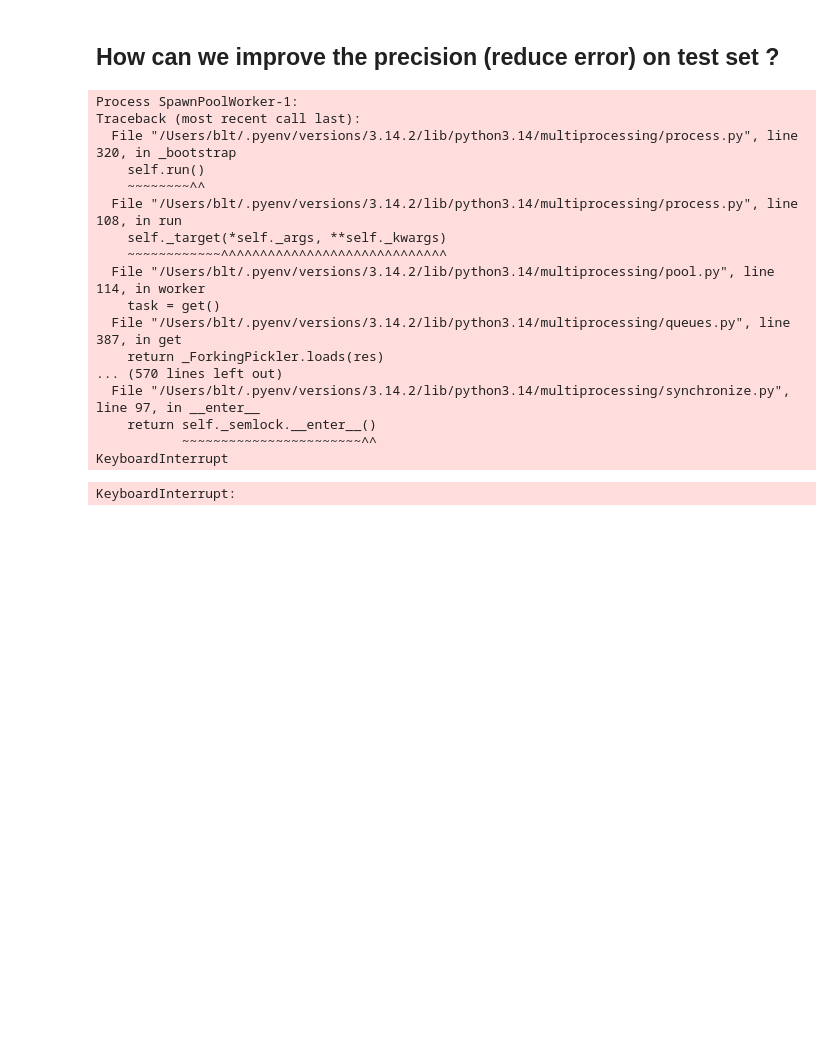
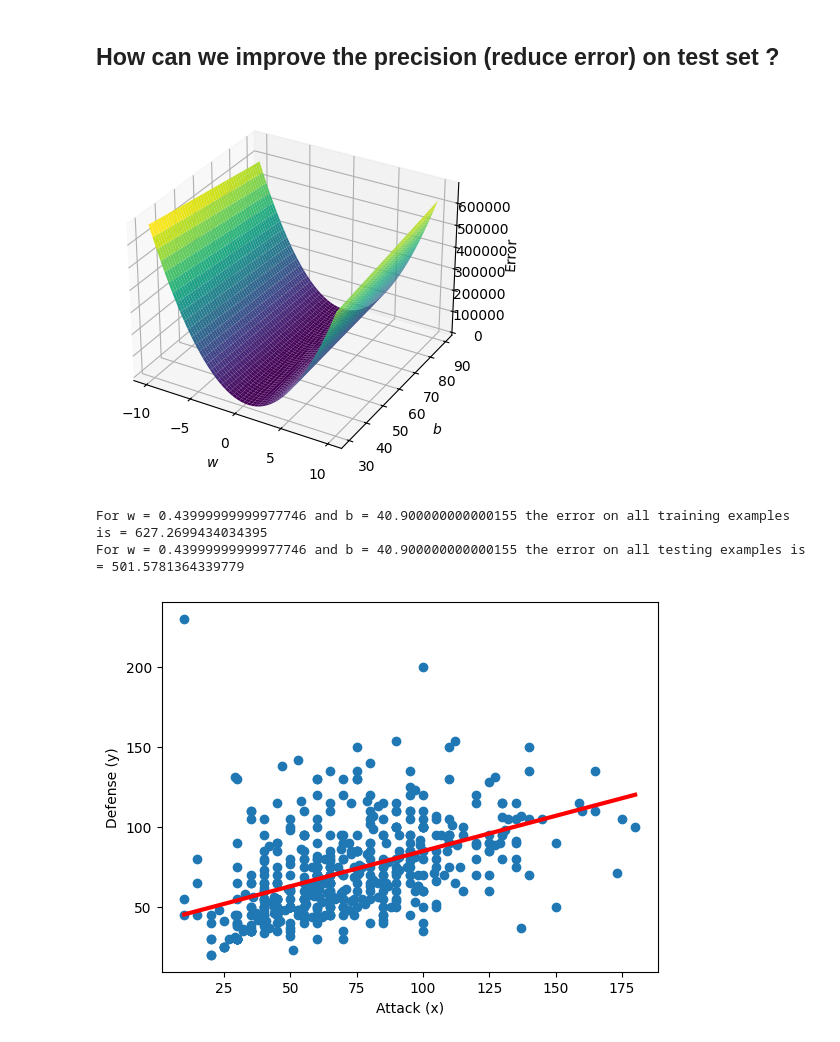
Before and after one commit to basilelt/deep-learning, a Jupyter notebook: introduction/2A_IR_DL_Introduction.ipynb, the cells around one changed output. Drawn from its saved outputs; the diff is of its cells as text; code cells hidden in the pictures; blank space fills up the shorter version.

```diff
--- a/introduction/2A_IR_DL_Introduction.ipynb
+++ b/introduction/2A_IR_DL_Introduction.ipynb
@@ -191,42 +190,39 @@ plt.close()
 # your code here
 # We can by learning the bias value
 
-### Define the the list of possible values of w and b
+### Define the list of possible values of w and b
 w_s = np.arange(start=-10.0, stop=10.0, step=0.01)
-b_s = np.arange(start=-10.0, stop=10.0, step=0.01)
+b_s = np.arange(start=30.0, stop=90.0, step=0.1)
 
-## Define your linear model as y = w.x + b with bias b
+### Define your linear model as y = w.x + b with bias b
 def linear_model_bias(x, w, b):
-  ypred = w * x + b
-  return ypred
+    ypred = w * x + b
+    return ypred
 
-### Define the empty list of errors for each value in w_s and b_s
-list_errors_bias = np.zeros(shape=(w_s.shape[0], b_s.shape[0]), dtype=np.float32)
+### Vectorized error computation (no loop needed)
+# Convert to NumPy arrays for broadcasting
+xtrain_np = np.array(xtrain)
+ytrain_np = np.array(ytrain)
 
-### Go through all values in w_s, b_s and calculate the error
-def compute_error(args):
-    i, j = args
-    w = w_s[i]
-    b = b_s[j]
-    ypred_bias = linear_model_bias(xtrain, w, b)
-    return i, j, error_function(ytrain, ypred_bias)
+# Reshape for broadcasting: w_s (len(w_s), 1, 1), xtrain (1, len(xtrain), 1), b_s (1, 1, len(b_s))
+W = w_s[:, None, None]  # Shape: (len(w_s), 1, 1)
+X = xtrain_np[None, :, None]  # Shape: (1, len(xtrain), 1)
+B = b_s[None, None, :]  # Shape: (1, 1, len(b_s))
 
-# Use a pool to parallelize
-with multiprocessing.Pool() as pool:
-    results = pool.map(compute_error, [(i, j) for i in range(len(w_s)) for j in range(len(b_s))])
+# Compute all predictions at once: shape (len(w_s), len(xtrain), len(b_s))
+ypred_all = W * X + B
 
-# Fill the array
-for i, j, err in results:
-    list_errors_bias[i, j] = err
+# Compute errors: mean over samples (axis=1), shape (len(w_s), len(b_s))
+list_errors_bias = np.mean((ypred_all - ytrain_np[None, :, None])**2, axis=1)
 
 ### Plot the error function with respect to the values of w_s and b_s
 # Create meshgrid for w and b
-W, B = np.meshgrid(w_s, b_s)
+W_mesh, B_mesh = np.meshgrid(w_s, b_s)
 # Create the 3D plot
 fig = plt.figure()
 ax = fig.add_subplot(111, projection='3d')
 # Plot the surface
-ax.plot_surface(W, B, list_errors_bias, cmap='viridis')
+ax.plot_surface(W_mesh, B_mesh, list_errors_bias.T, cmap='viridis')
 # Labels
 ax.set_xlabel(r'$w$')
 ax.set_ylabel(r'$b$')
@@ -234,48 +230,34 @@ ax.set_zlabel('Error')
 plt.show()
 plt.close()
 
 ### Find the w and b that minimizes the error
 index_w_best, index_b_best = np.unravel_index(list_errors_bias.argmin(), list_errors_bias.shape)
 error_train_min = list_errors_bias.min()
 w_best = w_s[index_w_best]
 b_best = b_s[index_b_best]
 
 print("For w = "+str(w_best)+" and b = "+str(b_best)+" the error on all training examples is = "+str(error_train_min))
 
 ### Evaluate the linear model for w=w_best and b=b_best on the test set
 ypred_bias = linear_model_bias(xtest, w_best, b_best)
 error_test = error_function(ytest, ypred_bias)
 print("For w = "+str(w_best)+" and b = "+str(b_best)+" the error on all testing examples is = "+str(error_test))
 
 ### Plot the straight line y=w_best . x + b_best
 # Choose min and max borders
 x1 = np.min(xtrain)
 x2 = np.max(xtrain)
 y1 = linear_model_bias(x1, w_best, b_best)
 y2 = linear_model_bias(x2, w_best, b_best)
 plt.figure()
 plt.scatter(xtrain, ytrain)
 plt.plot([x1,x2],[y1,y2], lw=3, color='red')
 plt.xlabel("Attack (x)")
 plt.ylabel("Defense (y)")
 plt.show()
 plt.close()
 # %% [output]
+[figure, added]
-Process SpawnPoolWorker-1:
-Traceback (most recent call last):
-  File "/Users/blt/.pyenv/versions/3.14.2/lib/python3.14/multiprocessing/process.py", line 320, in _bootstrap
-    self.run()
-    ~~~~~~~~^^
-  File "/Users/blt/.pyenv/versions/3.14.2/lib/python3.14/multiprocessing/process.py", line 108, in run
-    self._target(*self._args, **self._kwargs)
-    ~~~~~~~~~~~~^^^^^^^^^^^^^^^^^^^^^^^^^^^^^
-  File "/Users/blt/.pyenv/versions/3.14.2/lib/python3.14/multiprocessing/pool.py", line 114, in worker
-    task = get()
-  File "/Users/blt/.pyenv/versions/3.14.2/lib/python3.14/multiprocessing/queues.py", line 387, in get
-    return _ForkingPickler.loads(res)
-... (570 lines left out)
-  File "/Users/blt/.pyenv/versions/3.14.2/lib/python3.14/multiprocessing/synchronize.py", line 97, in __enter__
-    return self._semlock.__enter__()
-           ~~~~~~~~~~~~~~~~~~~~~~~^^
-KeyboardInterrupt
+For w = 0.43999999999977746 and b = 40.900000000000155 the error on all training examples is = 627.2699434034395
+For w = 0.43999999999977746 and b = 40.900000000000155 the error on all testing examples is = 501.5781364339779
-KeyboardInterrupt:
+[figure, added]
```
Also changed, not shown: parts of 2 cells of this notebook.
